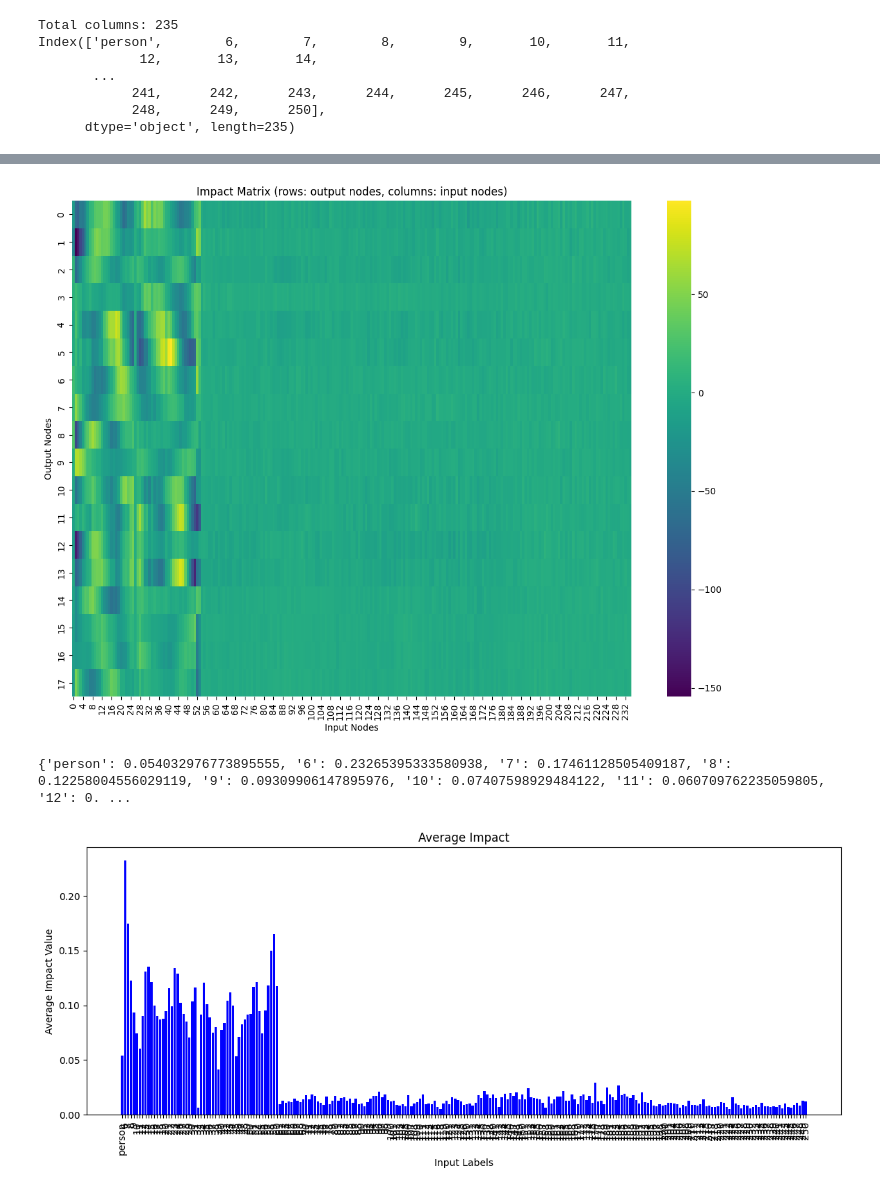
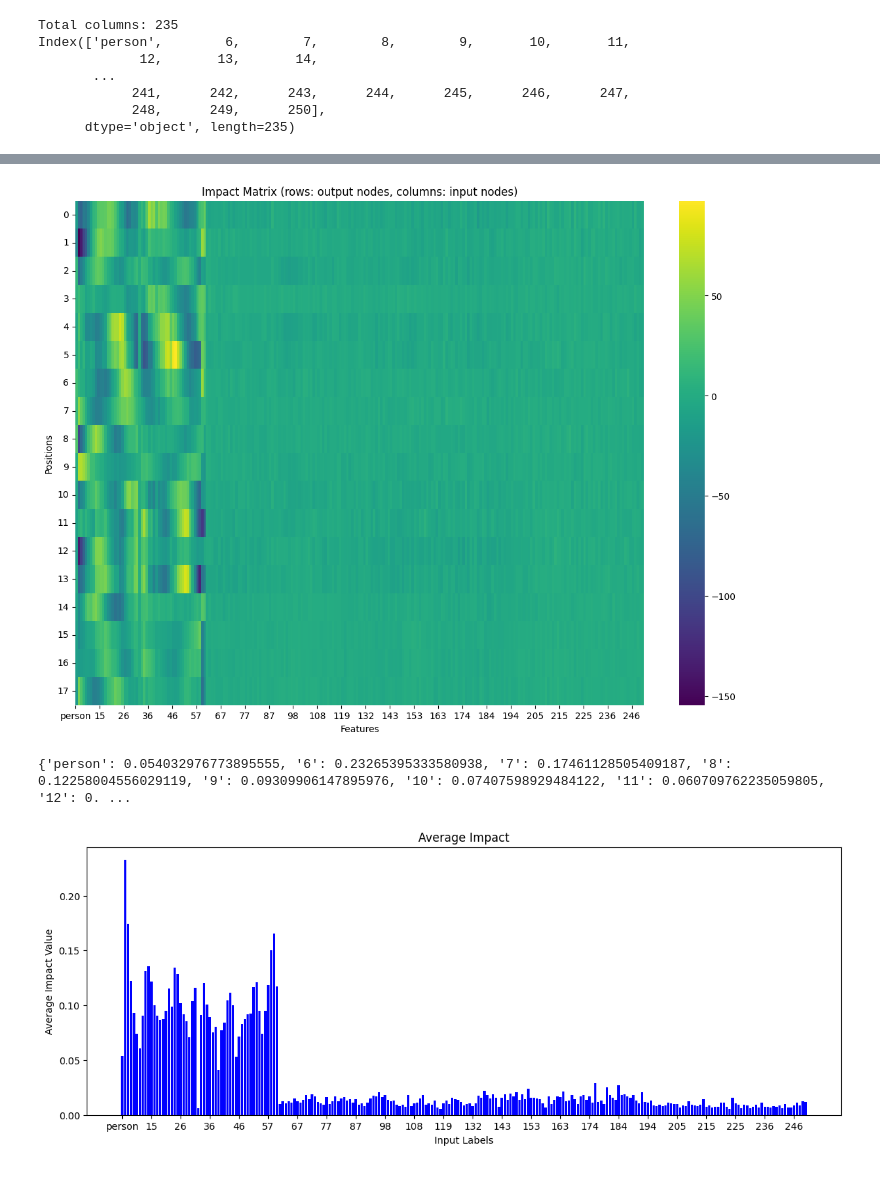
Before and after one commit to l1h2/channel_state_information, a Jupyter notebook: models/test_mlp.ipynb, the cells around one changed output, grey strips where cells are left out. Cells and saved outputs as stored; diff of their text form; code cells hidden in the pictures.

```diff
--- a/models/test_mlp.ipynb
+++ b/models/test_mlp.ipynb
@@ -4,7 +4,7 @@ import pandas as pd
 # %%
 import torch
 
-data_path = "../data/train_test_split//"
+data_path = "../data/train_test_split/"
 
 X_test_tensor = torch.load(data_path + "X_test.pt")
 y_test_tensor = torch.load(data_path + "y_test.pt")
@@ -309,42 +332,54 @@ sns.heatmap(
     annot=False,
     cmap="viridis",
     cbar=True,
-    # xticklabels=input_labels,
+    xticklabels=input_labels,
 )
 plt.title("Impact Matrix (rows: output nodes, columns: input nodes)")
-plt.xlabel("Input Nodes")
-plt.ylabel("Output Nodes")
+plt.xlabel("Features")
+plt.ylabel("Positions")
+skip = 10
+plt.xticks(
+    ticks=range(0, len(input_labels), skip),
+    labels=[input_labels[i] for i in range(0, len(input_labels), skip)],
+    rotation=0,
+)
+plt.yticks(rotation=0)
 plt.show()
 # %% [output]
-[figure, old version]
+[figure, new version]
 # %%
 sum = [0] * inputs
 count = 0
 
 for t in impact_matrix:
     for i, v in enumerate(t):
         sum[i] += abs(v)
         count += 1
 
 average_impact = {
     str(l): s / count
     # for l, s in sorted(zip(input_labels, sum), key=lambda item: item[1])
     for l, s in zip(input_labels, sum)
 }
 print(average_impact)
 
 labels = list(average_impact.keys())
 values = list(average_impact.values())
 plt.figure(figsize=(14, 5))
 plt.bar(labels, values, color="blue")
 plt.title("Average Impact")
 plt.xlabel("Input Labels")
 plt.ylabel("Average Impact Value")
-plt.xticks(rotation=90)
+skip = 10
+plt.xticks(
+    ticks=range(0, len(labels), skip),
+    labels=[labels[i] for i in range(0, len(labels), skip)],
+    rotation=0,
+)
 plt.show()
 # %% [output]
 {'person': 0.054032976773895555, '6': 0.23265395333580938, '7': 0.17461128505409187, '8': 0.12258004556029119, '9': 0.09309906147895976, '10': 0.07407598929484122, '11': 0.060709762235059805, '12': 0. ...
-[figure, old version]
+[figure, new version]
 # %%
 for i, t in enumerate(impact_matrix):
     impact = {
```
Also changed, not shown: parts of 3 cells of this notebook, 30 other files.
